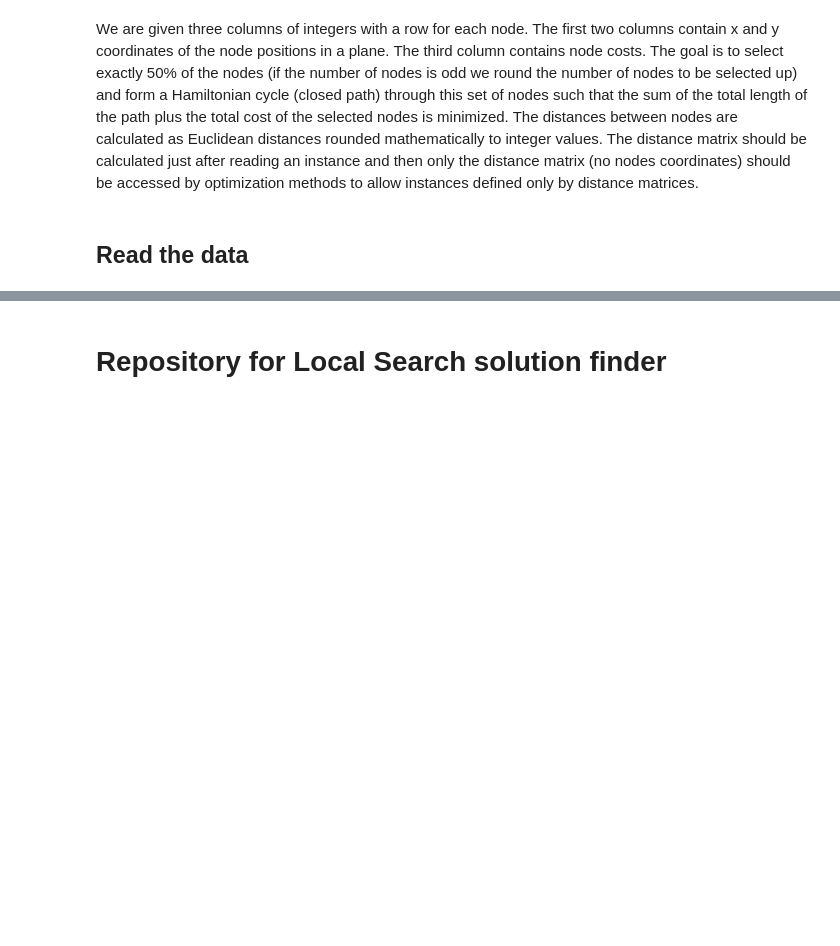
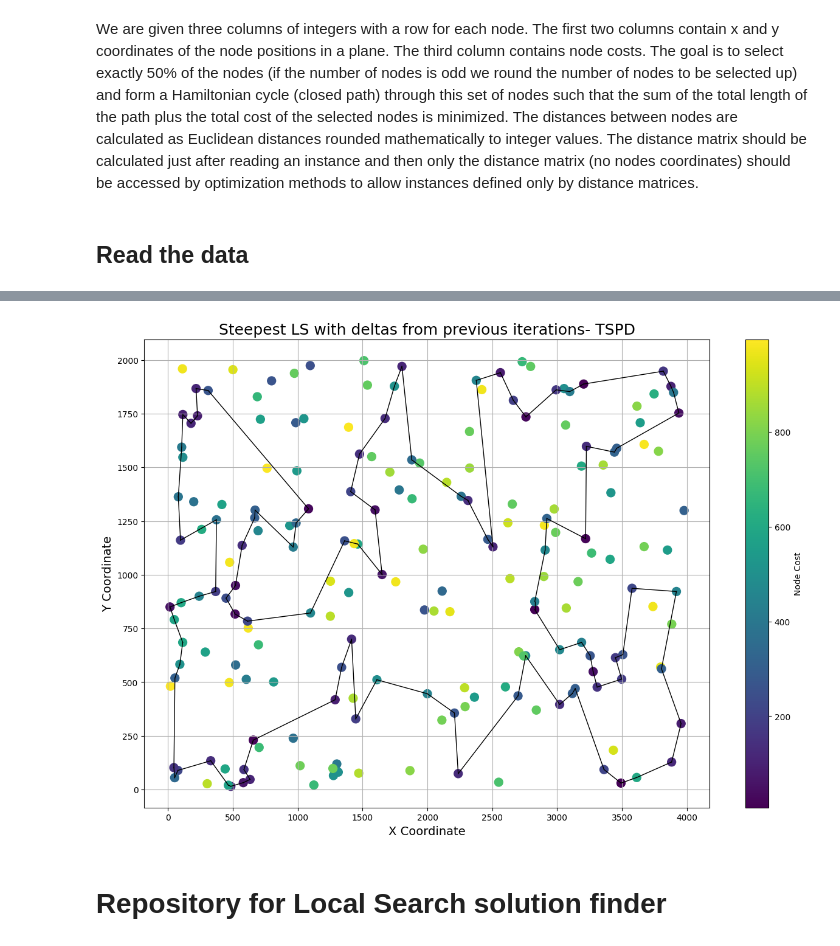
Before and after one commit to JankowskiDaniel/evolutionary-computation, a Jupyter notebook: assignment5/experiments.ipynb, the cells around one changed output, grey strips where cells are left out. Drawn from its saved outputs; the diff is of its cells as text; code cells hidden in the pictures; blank space fills up the shorter version.

```diff
--- a/assignment5/experiments.ipynb
+++ b/assignment5/experiments.ipynb
@@ -190,3 +84,8 @@ visualize_selected_route(t, instances["D"], "Steepest LS with deltas from previo
+# %%
+t = [57, 99, 137, 37, 165, 154, 134, 25, 36, 88, 55, 153, 80, 157, 145, 79, 135, 198, 190, 19, 33, 136, 61, 73, 185, 132, 18, 16, 65, 52, 84, 196, 117, 150, 44, 71, 119, 59, 139, 107, 12, 147, 159, 64, 129, 89, 58, 72, 114, 166, 162, 158, 126, 67, 45, 78, 3, 156, 91, 70, 51, 174, 188, 140, 148, 141, 130, 142, 82, 63, 8, 115, 40, 163, 182, 2, 5, 128, 34, 183, 197, 31, 101, 42, 38, 103, 131, 152, 50, 24, 127, 121, 179, 143, 122, 92, 26, 66, 169, 0]
+visualize_selected_route(t, instances["D"], "Steepest LS with deltas from previous iterations- TSPD")
+# %% [output]
+[figure, added]
 # %%
 def objective_function(solution: list[int], dist_matrix: list[list[int]], costs: list[int]) -> int:
     total_score = 0
```
Also changed, not shown: parts of 2 cells of this notebook, 28 other files.
